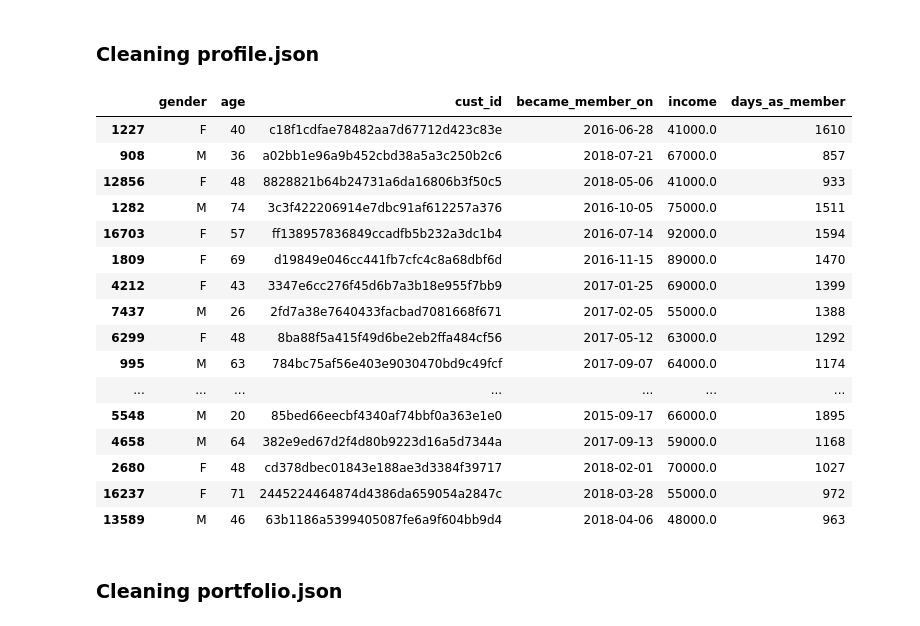
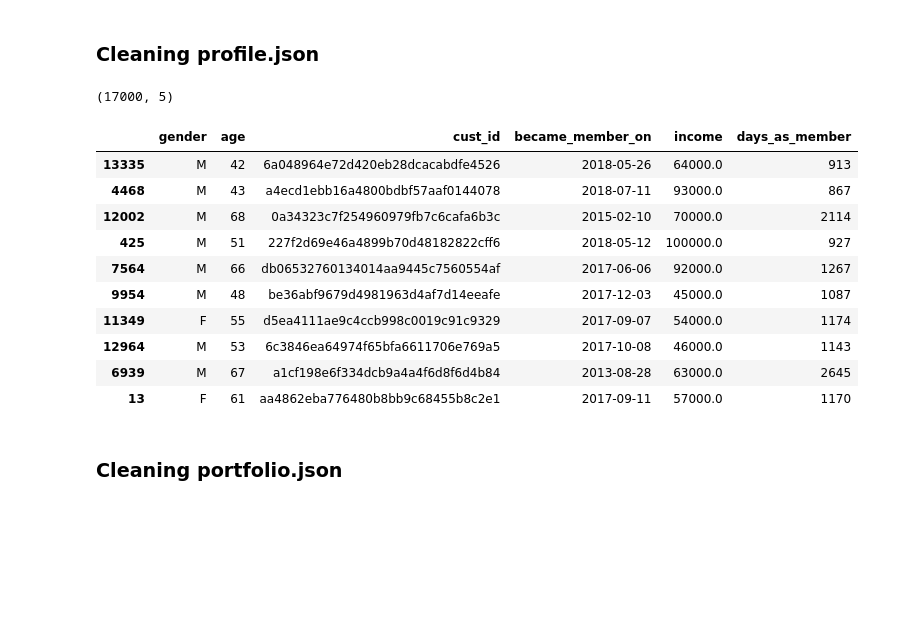
Before and after one commit to p33ves/Starbucks-Passive-Customer-Detection, a Jupyter notebook: notebooks/data_preprocessing.ipynb, the cells around one changed output. Cells and saved outputs as stored; diff of their text form; code cells hidden in the pictures; blank space fills up the shorter version.

```diff
--- a/notebooks/data_preprocessing.ipynb
+++ b/notebooks/data_preprocessing.ipynb
@@ -14,30 +14,28 @@ profile = pd.read_json('../data/profile.json', orient='records', lines=True)
 ## Data cleansing operations
 # %% [markdown]
 ### Cleaning profile.json
+# %%
+profile.shape
+# %% [output]
+(17000, 5)
 # %%
 profile.dropna(axis=0,inplace=True)
 profile.rename(columns={'id': 'cust_id'}, inplace=True)
 profile['became_member_on'] = pd.to_datetime(profile['became_member_on'].astype(str), format='%Y%m%d')
 profile['days_as_member'] = (datetime.datetime.today() - profile['became_member_on']).dt.days
-profile.sample(20)
+profile.sample(10)
 # %% [output]
 |  | gender | age | cust_id | became_member_on | income | days_as_member |
-| 1227 | F | 40 | c18f1cdfae78482aa7d67712d423c83e | 2016-06-28 | 41000.0 | 1610 |
-| 908 | M | 36 | a02bb1e96a9b452cbd38a5a3c250b2c6 | 2018-07-21 | 67000.0 | 857 |
-| 12856 | F | 48 | 8828821b64b24731a6da16806b3f50c5 | 2018-05-06 | 41000.0 | 933 |
-| 1282 | M | 74 | 3c3f422206914e7dbc91af612257a376 | 2016-10-05 | 75000.0 | 1511 |
-| 16703 | F | 57 | ff138957836849ccadfb5b232a3dc1b4 | 2016-07-14 | 92000.0 | 1594 |
-| 1809 | F | 69 | d19849e046cc441fb7cfc4c8a68dbf6d | 2016-11-15 | 89000.0 | 1470 |
-| 4212 | F | 43 | 3347e6cc276f45d6b7a3b18e955f7bb9 | 2017-01-25 | 69000.0 | 1399 |
-| 7437 | M | 26 | 2fd7a38e7640433facbad7081668f671 | 2017-02-05 | 55000.0 | 1388 |
-| 6299 | F | 48 | 8ba88f5a415f49d6be2eb2ffa484cf56 | 2017-05-12 | 63000.0 | 1292 |
-| 995 | M | 63 | 784bc75af56e403e9030470bd9c49fcf | 2017-09-07 | 64000.0 | 1174 |
-| ... | ... | ... | ... | ... | ... | ... |
-| 5548 | M | 20 | 85bed66eecbf4340af74bbf0a363e1e0 | 2015-09-17 | 66000.0 | 1895 |
-| 4658 | M | 64 | 382e9ed67d2f4d80b9223d16a5d7344a | 2017-09-13 | 59000.0 | 1168 |
-| 2680 | F | 48 | cd378dbec01843e188ae3d3384f39717 | 2018-02-01 | 70000.0 | 1027 |
-| 16237 | F | 71 | 2445224464874d4386da659054a2847c | 2018-03-28 | 55000.0 | 972 |
-| 13589 | M | 46 | 63b1186a5399405087fe6a9f604bb9d4 | 2018-04-06 | 48000.0 | 963 |
+| 13335 | M | 42 | 6a048964e72d420eb28dcacabdfe4526 | 2018-05-26 | 64000.0 | 913 |
+| 4468 | M | 43 | a4ecd1ebb16a4800bdbf57aaf0144078 | 2018-07-11 | 93000.0 | 867 |
+| 12002 | M | 68 | 0a34323c7f254960979fb7c6cafa6b3c | 2015-02-10 | 70000.0 | 2114 |
+| 425 | M | 51 | 227f2d69e46a4899b70d48182822cff6 | 2018-05-12 | 100000.0 | 927 |
+| 7564 | M | 66 | db06532760134014aa9445c7560554af | 2017-06-06 | 92000.0 | 1267 |
+| 9954 | M | 48 | be36abf9679d4981963d4af7d14eeafe | 2017-12-03 | 45000.0 | 1087 |
+| 11349 | F | 55 | d5ea4111ae9c4ccb998c0019c91c9329 | 2017-09-07 | 54000.0 | 1174 |
+| 12964 | M | 53 | 6c3846ea64974f65bfa6611706e769a5 | 2017-10-08 | 46000.0 | 1143 |
+| 6939 | M | 67 | a1cf198e6f334dcb9a4a4f6d8f6d4b84 | 2013-08-28 | 63000.0 | 2645 |
+| 13 | F | 61 | aa4862eba776480b8bb9c68455b8c2e1 | 2017-09-11 | 57000.0 | 1170 |
 # %%
 profile.to_csv('../data/cln_profile.csv')
 # %% [markdown]
```
Also changed, not shown: parts of 35 cells of this notebook.
